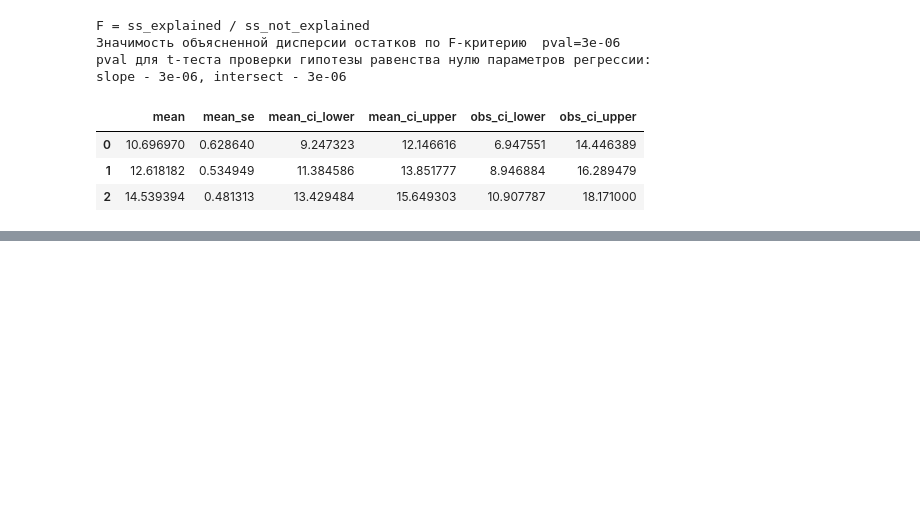
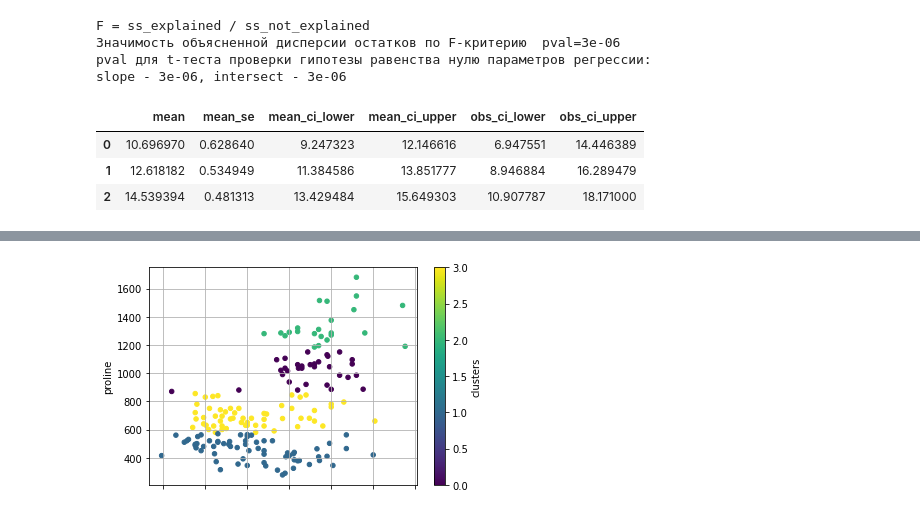
Before and after one commit to gavrevnik/analytics_tools, a Jupyter notebook: statistics.ipynb, the cells around one changed output, grey strips where cells are left out. Cells and saved outputs as stored; diff of their text form; code cells hidden in the pictures; blank space fills up the shorter version.

```diff
--- a/statistics.ipynb
+++ b/statistics.ipynb
@@ -764,0 +809,5 @@ result.get_prediction(sm.add_constant(x_for_predict)).summary_frame(alpha=0.05)
+# %%
+df[['total_phenols', 'proline', 'clusters']].plot.scatter(x='total_phenols', y='proline',
+                                                             c='clusters', colormap='viridis'); plt.grid()
+# %% [output]
+[figure, added]
```
Also changed, not shown: parts of 18 cells of this notebook, 9 other files.
